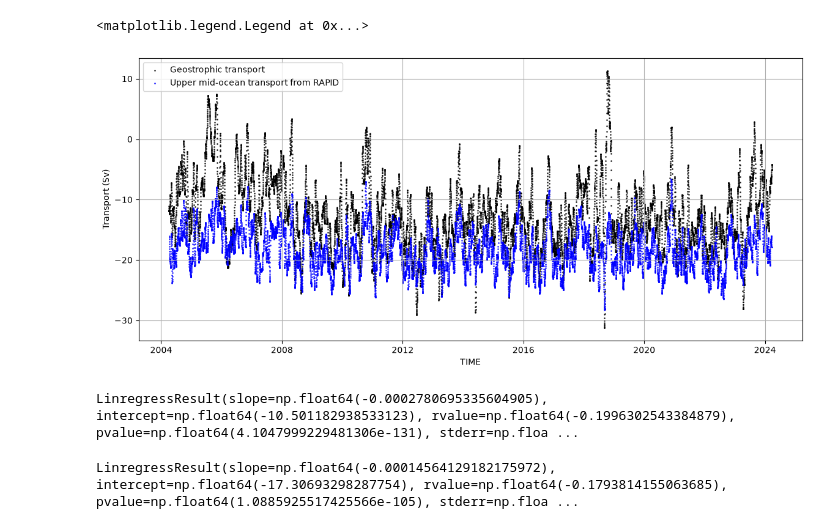
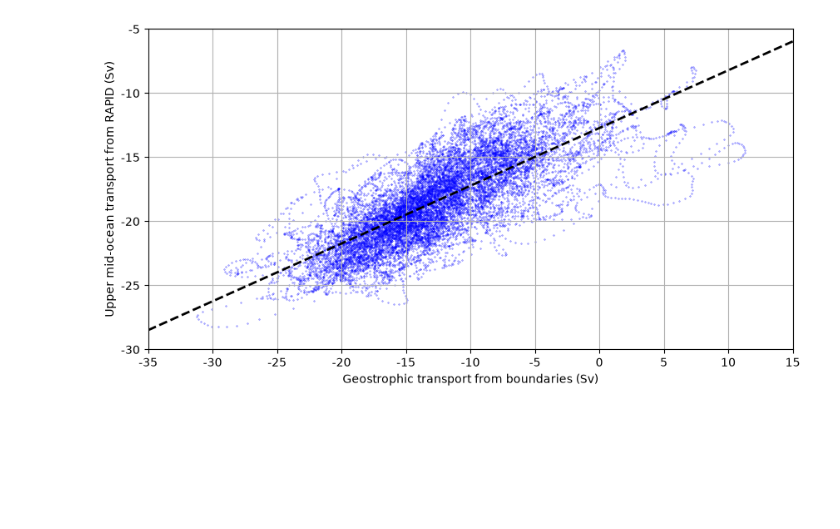
Before and after one commit to jakey244/DataAnalysis_A2, a Jupyter notebook: notebooks/part1_geostrophic_transport.ipynb, the cells around one changed output. Saved outputs shown, nothing was run; the diff lists cells and outputs as text; code cells hidden in the pictures; blank space fills up the shorter version.

```diff
--- a/notebooks/part1_geostrophic_transport.ipynb
+++ b/notebooks/part1_geostrophic_transport.ipynb
@@ -121,13 +113,0 @@ print(r_unfiltered[0,1])
-# %%
-plt.figure(figsize=[14,6])
-plt.scatter(TRANS_UMO["TIME"],filtered_transport_geostrophy, color ="k",label = "Geostrophic transport",s = 1, alpha = 0.7)
-plt.scatter(TRANS_UMO["TIME"],TRANS_UMO,color = "blue", label = "Upper mid-ocean transport from RAPID", s = 1, alpha = 0.7)
-#plt.plot(TRANS_UMO["TIME"], trend_geostrophy_plot, color = "red", lw = 12)
-#plt.plot(TRANS_UMO["TIME"][10:-10], trend_UMO_plot, color = "red", lw = 12)
-plt.grid()
-plt.xlabel("TIME")
-plt.ylabel("Transport (Sv)")
-plt.legend()
-# %% [output]
-<matplotlib.legend.Legend at 0x...>
-[figure, removed]
@@ -140,8 +114,21 @@ trend_UMO_plot = trend_UMO.intercept + np.arange(len(filtered_transport_geostrop
-# %%
-trend_geostrophy
-# %% [output]
-LinregressResult(slope=np.float64(-0.0002780695335604905), intercept=np.float64(-10.501182938533123), rvalue=np.float64(-0.1996302543384879), pvalue=np.float64(4.1047999229481306e-131), stderr=np.floa ...
-# %%
-trend_UMO
-# %% [output]
-LinregressResult(slope=np.float64(-0.00014564129182175972), intercept=np.float64(-17.30693298287754), rvalue=np.float64(-0.1793814155063685), pvalue=np.float64(1.0885925517425566e-105), stderr=np.floa ...
+# %%
+plt.figure(figsize=(10,5))
+plt.scatter(filtered_transport_geostrophy, TRANS_UMO, c = "blue", marker = "x", s = 1, alpha = 0.3)
+plt.plot(
+    np.arange(-35,20,5),
+    np.arange(-35,20,5)*regression_line.slope + regression_line.intercept,
+    ls = "--",
+    color = "k",
+    lw = 2
+    )
+plt.xlabel("Geostrophic transport from boundaries (Sv)")
+plt.ylabel("Upper mid-ocean transport from RAPID (Sv)")
+plt.grid()
+plt.ylim(-30,-5)
+plt.xlim(-35,15)
+plt.xticks(np.arange(-35,20,5),np.arange(-35,20,5))
+plt.yticks(np.arange(-30,0,5),np.arange(-30,0,5))
+plt.savefig(figpath + "scatter_geostrophy_UMO.png")
+plt.show()
+# %% [output]
+[figure, added]
```
Also changed, not shown: parts of 15 cells of this notebook, 2 other files.
